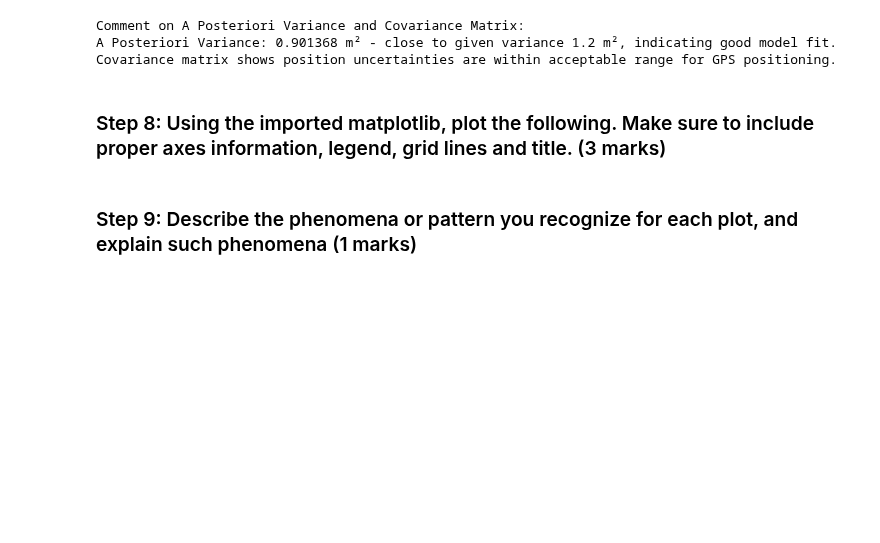
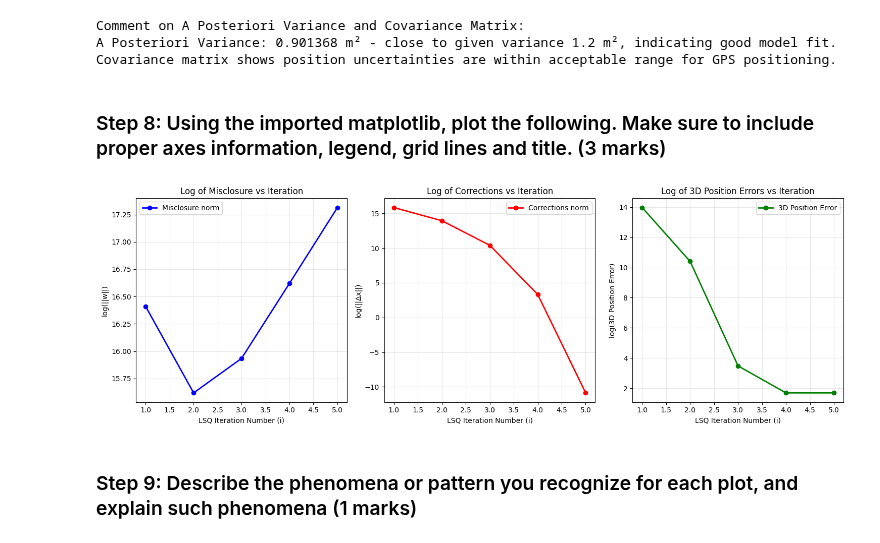
Before and after one commit to hRazaRizvi/ENGG680_2025_Fall, a Jupyter notebook: Lab_Assignment2/Assignment2.ipynb, the cells around one changed output. Cells and saved outputs as stored; diff of their text form; code cells hidden in the pictures; blank space fills up the shorter version.

```diff
--- a/Lab_Assignment2/Assignment2.ipynb
+++ b/Lab_Assignment2/Assignment2.ipynb
@@ -348,2 +337,40 @@ Covariance matrix shows position uncertainties are within acceptable range for G
+# %%
+# 1. Plot log of the misclosure w against the LSQ iteration number i
+# (1 marks)
+plt.figure(figsize=(15, 5))
+
+plt.subplot(1, 3, 1)
+plt.plot(arr_i, np.log(arr_w), 'bo-', linewidth=2, markersize=6)
+plt.xlabel('LSQ Iteration Number (i)')
+plt.ylabel('log(||w||)')
+plt.title('Log of Misclosure vs Iteration')
+plt.grid(True, alpha=0.3)
+plt.legend(['Misclosure norm'])
+
+# 2. Plot log of the corrections delta against the LSQ iteration number i
+# (1 marks)
+plt.subplot(1, 3, 2)
+plt.plot(arr_i, np.log(arr_delta), 'ro-', linewidth=2, markersize=6)
+plt.xlabel('LSQ Iteration Number (i)')
+plt.ylabel('log(||Δx||)')
+plt.title('Log of Corrections vs Iteration')
+plt.grid(True, alpha=0.3)
+plt.legend(['Corrections norm'])
+
+
+# 3. Plot log of the 3D position errors against the LSQ iteration number i
+# (1 marks)
+plt.subplot(1, 3, 3)
+plt.plot(arr_i, np.log(arr_err_pos), 'go-', linewidth=2, markersize=6)
+plt.xlabel('LSQ Iteration Number (i)')
+plt.ylabel('log(3D Position Error)')
+plt.title('Log of 3D Position Errors vs Iteration')
+plt.grid(True, alpha=0.3)
+plt.legend(['3D Position Error'])
+
+plt.tight_layout()
+plt.show()
+# %% [output]
+[figure, added]
 # %% [markdown]
 ### Step 9: Describe the phenomena or pattern you recognize for each plot, and explain such phenomena (1 marks)
```
Also changed, not shown: parts of 4 cells of this notebook.
